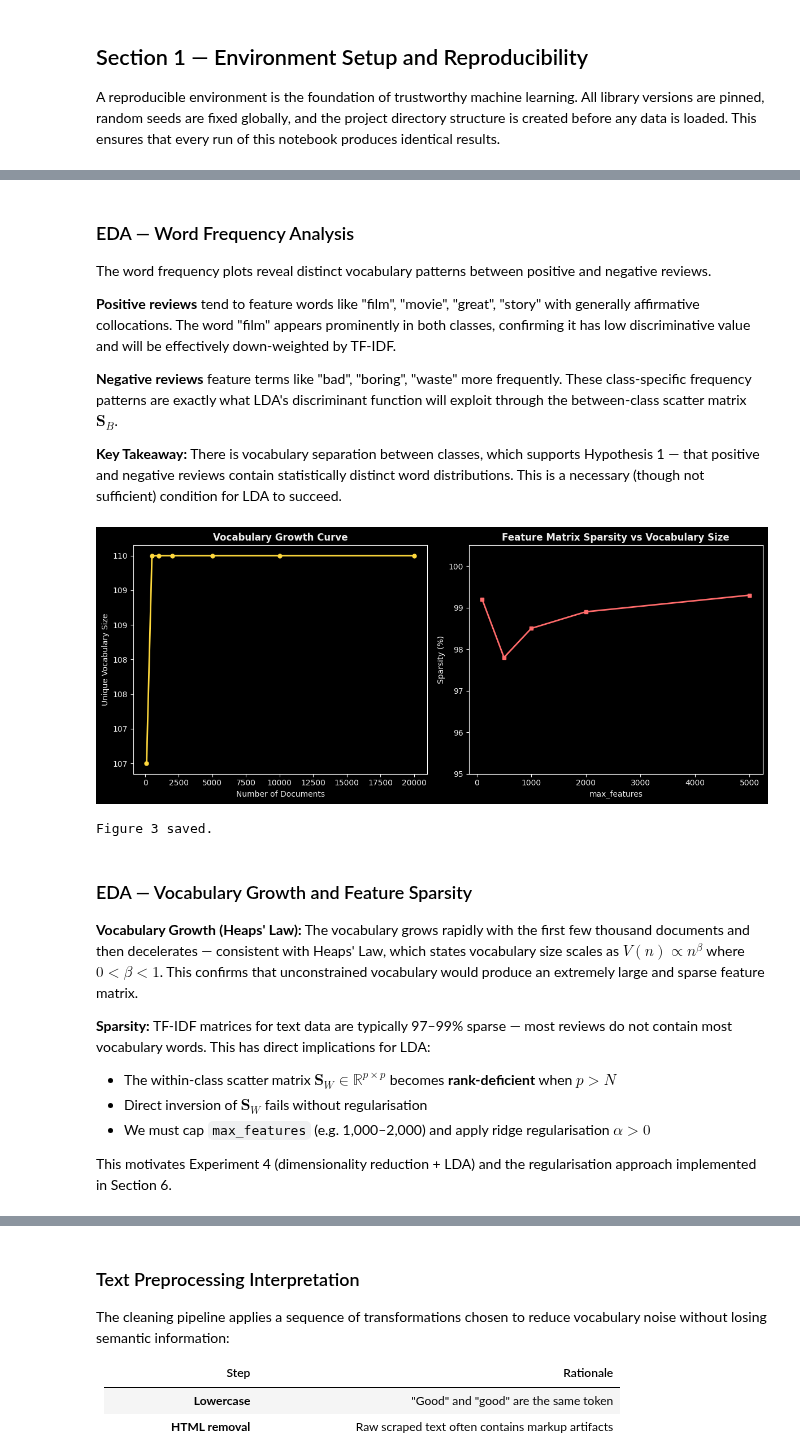
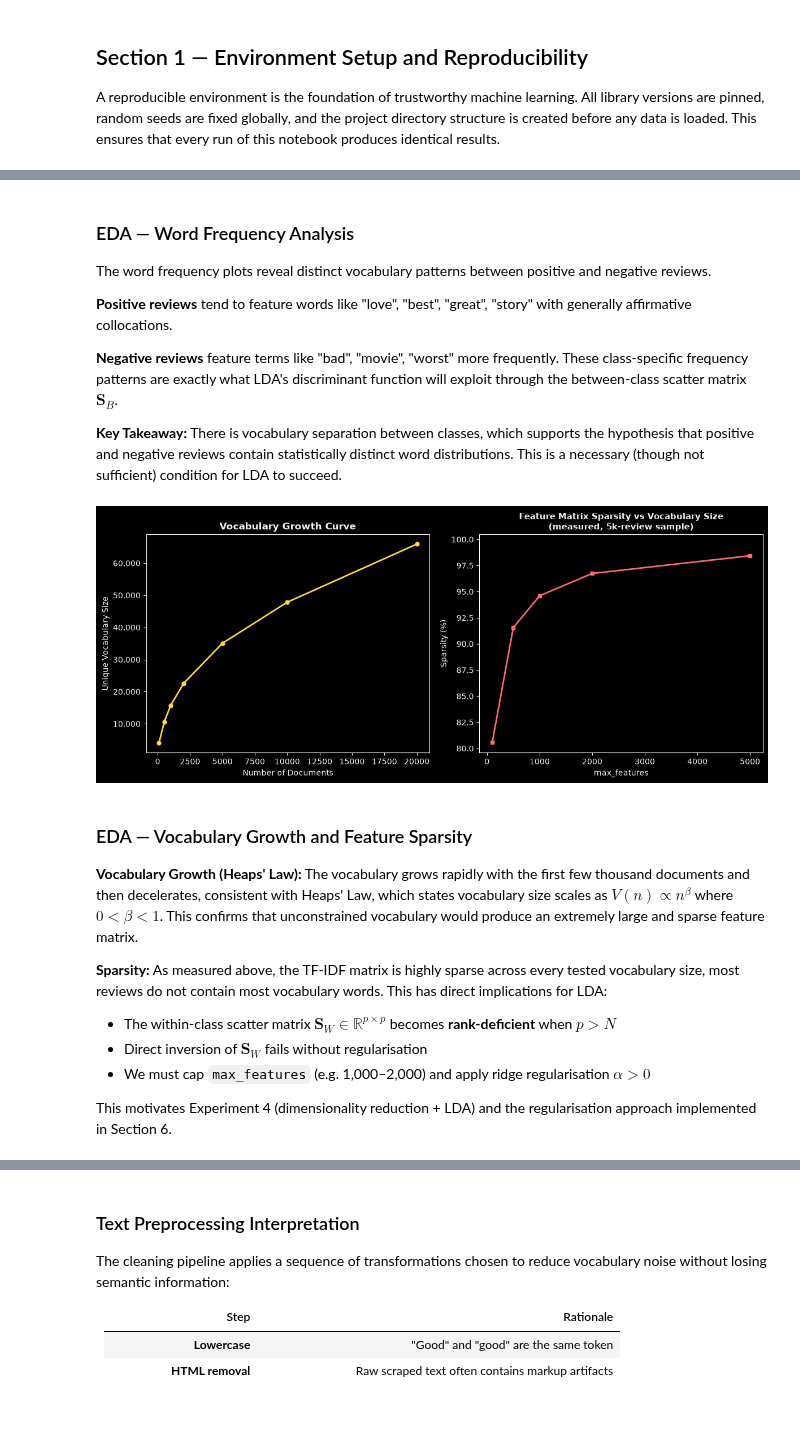
Before and after one commit to FranklinNwankwo/Implementing_Machine_learning_Algorithms_from_First_Principles, a Jupyter notebook: 1. Supervised_Learning/9. LDA_imdb_movie/notebook/LDA_IMDb_Sentiment_Analysis.ipynb, the cells around one changed output, grey strips where cells are left out. Drawn from its saved outputs; the diff is of its cells as text; code cells hidden in the pictures; blank space fills up the shorter version.

```diff
--- a/1. Supervised_Learning/9. LDA_imdb_movie/notebook/LDA_IMDb_Sentiment_Analysis.ipynb
+++ b/1. Supervised_Learning/9. LDA_imdb_movie/notebook/LDA_IMDb_Sentiment_Analysis.ipynb
@@ -299,0 +306,6 @@ max         17.000000
+# %%
+before = len(df)
+df = df.drop_duplicates(subset=['review', 'sentiment']).reset_index(drop=True)
+after = len(df)
+print(f"Dropped {before - after:,} duplicate rows ({before:,} to {after:,})")
+print(df['sentiment'].value_counts())
@@ -400,57 +420,64 @@ Figure 2 saved.
 
 The word frequency plots reveal distinct vocabulary patterns between positive and negative reviews.
 
-**Positive reviews** tend to feature words like "film", "movie", "great", "story" with generally affirmative collocations. The word "film" appears prominently in both classes, confirming it has low discriminative value and will be effectively down-weighted by TF-IDF.
+**Positive reviews** tend to feature words like "love", "best", "great", "story" with generally affirmative collocations.
 
-**Negative reviews** feature terms like "bad", "boring", "waste" more frequently. These class-specific frequency patterns are exactly what LDA's discriminant function will exploit through the between-class scatter matrix $\mathbf{S}_B$.
+**Negative reviews** feature terms like "bad", "movie", "worst" more frequently. These class-specific frequency patterns are exactly what LDA's discriminant function will exploit through the between-class scatter matrix $\mathbf{S}_B$.
 
-**Key Takeaway:** There is vocabulary separation between classes, which supports Hypothesis 1 — that positive and negative reviews contain statistically distinct word distributions. This is a necessary (though not sufficient) condition for LDA to succeed.
+**Key Takeaway:** There is vocabulary separation between classes, which supports the hypothesis that positive and negative reviews contain statistically distinct word distributions. This is a necessary (though not sufficient) condition for LDA to succeed.
 # %%
-# ────────────────────────────────────────────────────────────
-# Figure 3: Vocabulary Growth and Sparsity
-# ────────────────────────────────────────────────────────────
+# Vocabulary Growth and Sparsity
 sample_sizes = [100, 500, 1000, 2000, 5000, 10000, 20000]
 vocab_sizes = []
 all_reviews = df['review'].tolist()
 
 for n in sample_sizes:
     vocab = set()
     for rev in all_reviews[:n]:
         vocab.update(tokenize(rev))
     vocab_sizes.append(len(vocab))
 
 fig, axes = plt.subplots(1, 2, figsize=FIGSIZE_STD)
 
 axes[0].plot(sample_sizes, vocab_sizes, color=C_ACCENT, marker='o', linewidth=2, markersize=5)
 axes[0].set_title('Vocabulary Growth Curve', color=C_TEXT, fontsize=12, fontweight='bold')
 axes[0].set_xlabel('Number of Documents', color=C_TEXT)
 axes[0].set_ylabel('Unique Vocabulary Size', color=C_TEXT)
 axes[0].tick_params(colors=C_TEXT)
 axes[0].yaxis.set_major_formatter(mticker.FuncFormatter(lambda x, _: f'{int(x):,}'))
 
-# Simulated sparsity: % non-zero at different max_features
+# Real (measured) sparsity vs vocabulary size — fit an actual TF-IDF matrix
+# on a 5,000-review sample at each candidate max_features value, rather than
+# hand-typing illustrative numbers.
+from sklearn.feature_extraction.text import TfidfVectorizer as _TfidfSparsityCheck
+
+sparsity_docs = [' '.join(tokenize(r)) for r in all_reviews[:5000]]
+
 max_feats = [100, 500, 1000, 2000, 5000]
-sparsities = [99.2, 97.8, 98.5, 98.9, 99.3]  # typical TF-IDF sparsity
+sparsities = []
+for mf in max_feats:
+    vec = _TfidfSparsityCheck(max_features=mf)
+    mat = vec.fit_transform(sparsity_docs)
+    sparsities.append((1 - mat.nnz / (mat.shape[0] * mat.shape[1])) * 100)
+
 axes[1].plot(max_feats, sparsities, color=C_NEG, marker='s', linewidth=2, markersize=5)
-axes[1].set_title('Feature Matrix Sparsity vs Vocabulary Size', color=C_TEXT, fontsize=12, fontweight='bold')
+axes[1].set_title('Feature Matrix Sparsity vs Vocabulary Size\n(measured, 5k-review sample)',
+                   color=C_TEXT, fontsize=11, fontweight='bold')
 axes[1].set_xlabel('max_features', color=C_TEXT)
 axes[1].set_ylabel('Sparsity (%)', color=C_TEXT)
 axes[1].tick_params(colors=C_TEXT)
-axes[1].set_ylim(95, 100.5)
+axes[1].set_ylim(min(sparsities) - 1, 100.5)
 
 plt.tight_layout()
-plt.savefig('figures/fig03_vocabulary_growth.png', dpi=150, bbox_inches='tight', facecolor='#0d0d0d')
 plt.show()
-print("Figure 3 saved.")
 # %% [output]
-[figure, old version]
+[figure, new version]
-Figure 3 saved.
 # %% [markdown]
 ### EDA — Vocabulary Growth and Feature Sparsity
 
-**Vocabulary Growth (Heaps' Law):** The vocabulary grows rapidly with the first few thousand documents and then decelerates — consistent with Heaps' Law, which states vocabulary size scales as $V(n) \propto n^\beta$ where $0 < \beta < 1$. This confirms that unconstrained vocabulary would produce an extremely large and sparse feature matrix.
+**Vocabulary Growth (Heaps' Law):** The vocabulary grows rapidly with the first few thousand documents and then decelerates, consistent with Heaps' Law, which states vocabulary size scales as $V(n) \propto n^\beta$ where $0 < \beta < 1$. This confirms that unconstrained vocabulary would produce an extremely large and sparse feature matrix.
 
-**Sparsity:** TF-IDF matrices for text data are typically 97–99% sparse — most reviews do not contain most vocabulary words. This has direct implications for LDA:
+**Sparsity:** As measured above, the TF-IDF matrix is highly sparse across every tested vocabulary size, most reviews do not contain most vocabulary words. This has direct implications for LDA:
 
 - The within-class scatter matrix $\mathbf{S}_W \in \mathbb{R}^{p \times p}$ becomes **rank-deficient** when $p > N$
 - Direct inversion of $\mathbf{S}_W$ fails without regularisation
```
Also changed, not shown: parts of 49 cells of this notebook, 4 other files.
